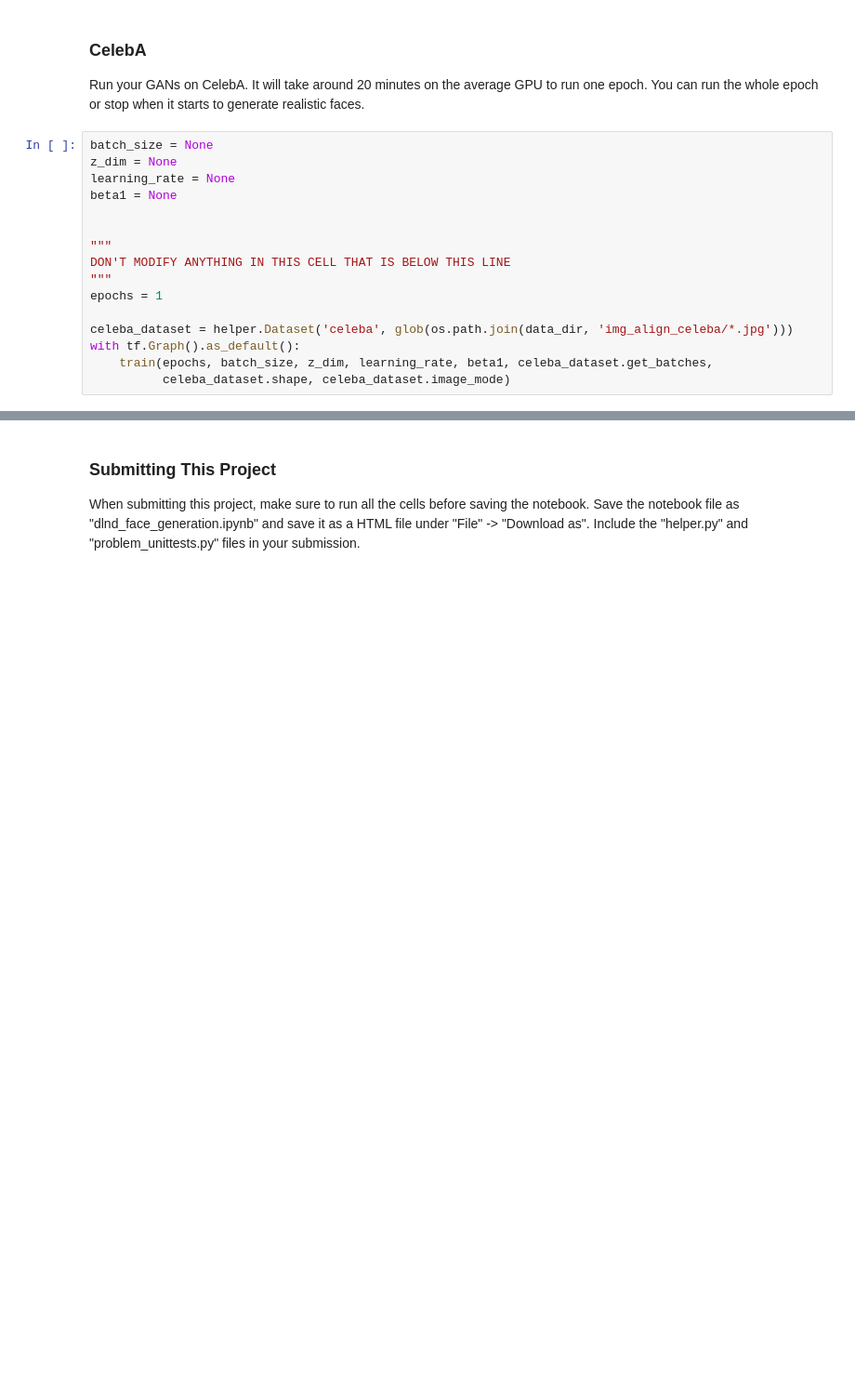
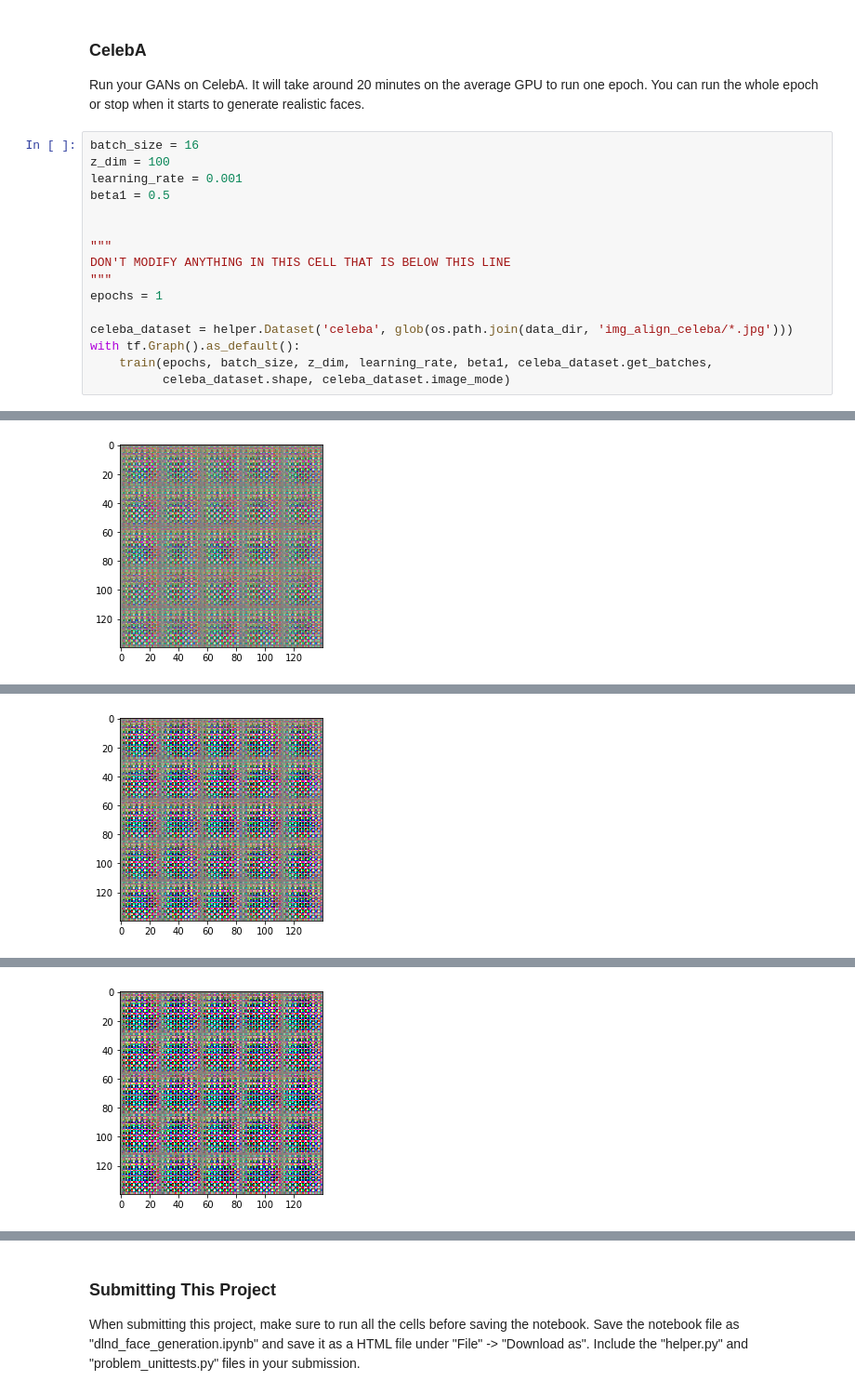
Before and after one commit to prachi735/deep-learning, a Jupyter notebook: face_generation/dlnd_face_generation.ipynb, the cells around one changed output, grey strips where cells are left out. Shown at 93% size. Saved outputs shown, nothing was run; the diff lists cells and outputs as text; blank space fills up the shorter version.

```diff
--- a/face_generation/dlnd_face_generation.ipynb
+++ b/face_generation/dlnd_face_generation.ipynb
@@ -408,10 +475,10 @@ TypeError: The value of a feed cannot be a tf.Tensor object. Acceptable feed val
 ### CelebA
 Run your GANs on CelebA.  It will take around 20 minutes on the average GPU to run one epoch.  You can run the whole epoch or stop when it starts to generate realistic faces.
 # %%
-batch_size = None
-z_dim = None
-learning_rate = None
-beta1 = None
+batch_size = 16
+z_dim = 100
+learning_rate = 0.001
+beta1 = 0.5
 
 
 """
@@ -423,3 +490,4 @@ celeba_dataset = helper.Dataset('celeba', glob(os.path.join(data_dir, 'img_align
 with tf.Graph().as_default():
     train(epochs, batch_size, z_dim, learning_rate, beta1, celeba_dataset.get_batches,
           celeba_dataset.shape, celeba_dataset.image_mode)
+# %% [output]
@@ -425,0 +504 @@ with tf.Graph().as_default():
+[figure, added]
@@ -425,0 +515 @@ with tf.Graph().as_default():
+[figure, added]
@@ -425,0 +526 @@ with tf.Graph().as_default():
+[figure, added]
```
Also changed, not shown: parts of 6 cells of this notebook.
